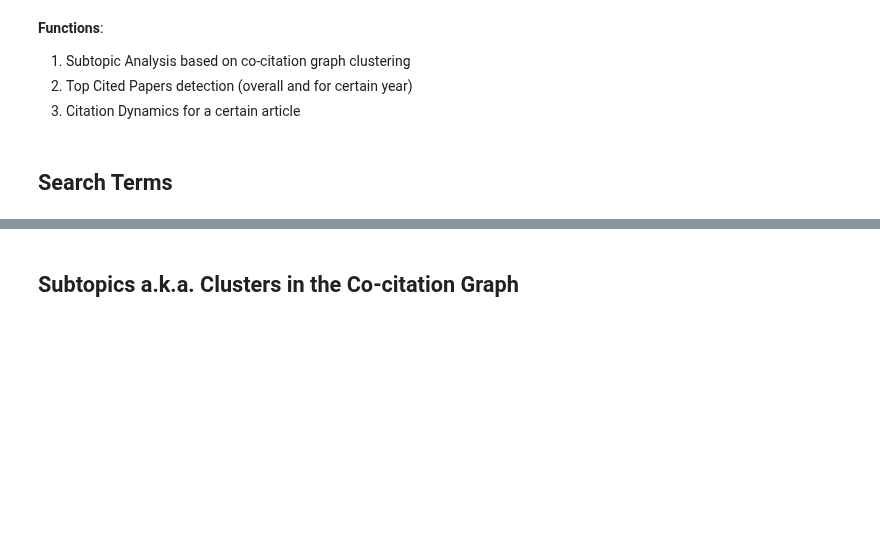
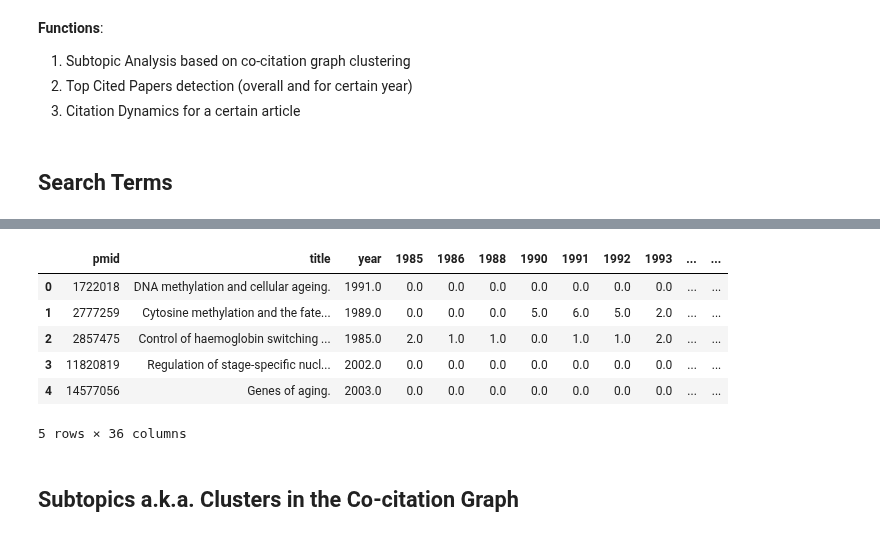
Before and after one commit to JetBrains-Research/pubtrends, a Jupyter notebook: models/key_papers.ipynb, the cells around one changed output, grey strips where cells are left out. Cells and saved outputs as stored; diff of their text form; code cells hidden in the pictures; blank space fills up the shorter version.

```diff
--- a/models/key_papers.ipynb
+++ b/models/key_papers.ipynb
@@ -364,5 +368,14 @@ analyzer.load_citation_stats()
 # %%
 df_all = pd.merge(analyzer.pub_df, analyzer.cit_df, on='pmid')
+df_all.head()
+# %% [output]
+|  | pmid | title | year | 1985 | 1986 | 1988 | 1990 | 1991 | 1992 | 1993 | ... | ... |
+| 0 | 1722018 | DNA methylation and cellular ageing. | 1991.0 | 0.0 | 0.0 | 0.0 | 0.0 | 0.0 | 0.0 | 0.0 | ... | ... |
+| 1 | 2777259 | Cytosine methylation and the fate... | 1989.0 | 0.0 | 0.0 | 0.0 | 5.0 | 6.0 | 5.0 | 2.0 | ... | ... |
+| 2 | 2857475 | Control of haemoglobin switching ... | 1985.0 | 2.0 | 1.0 | 1.0 | 0.0 | 1.0 | 1.0 | 2.0 | ... | ... |
+| 3 | 11820819 | Regulation of stage-specific nucl... | 2002.0 | 0.0 | 0.0 | 0.0 | 0.0 | 0.0 | 0.0 | 0.0 | ... | ... |
+| 4 | 14577056 | Genes of aging. | 2003.0 | 0.0 | 0.0 | 0.0 | 0.0 | 0.0 | 0.0 | 0.0 | ... | ... |
+5 rows × 36 columns
 # %% [markdown]
 ## Subtopics a.k.a. Clusters in the Co-citation Graph
 # %%
```
Also changed, not shown: parts of 18 cells of this notebook.
